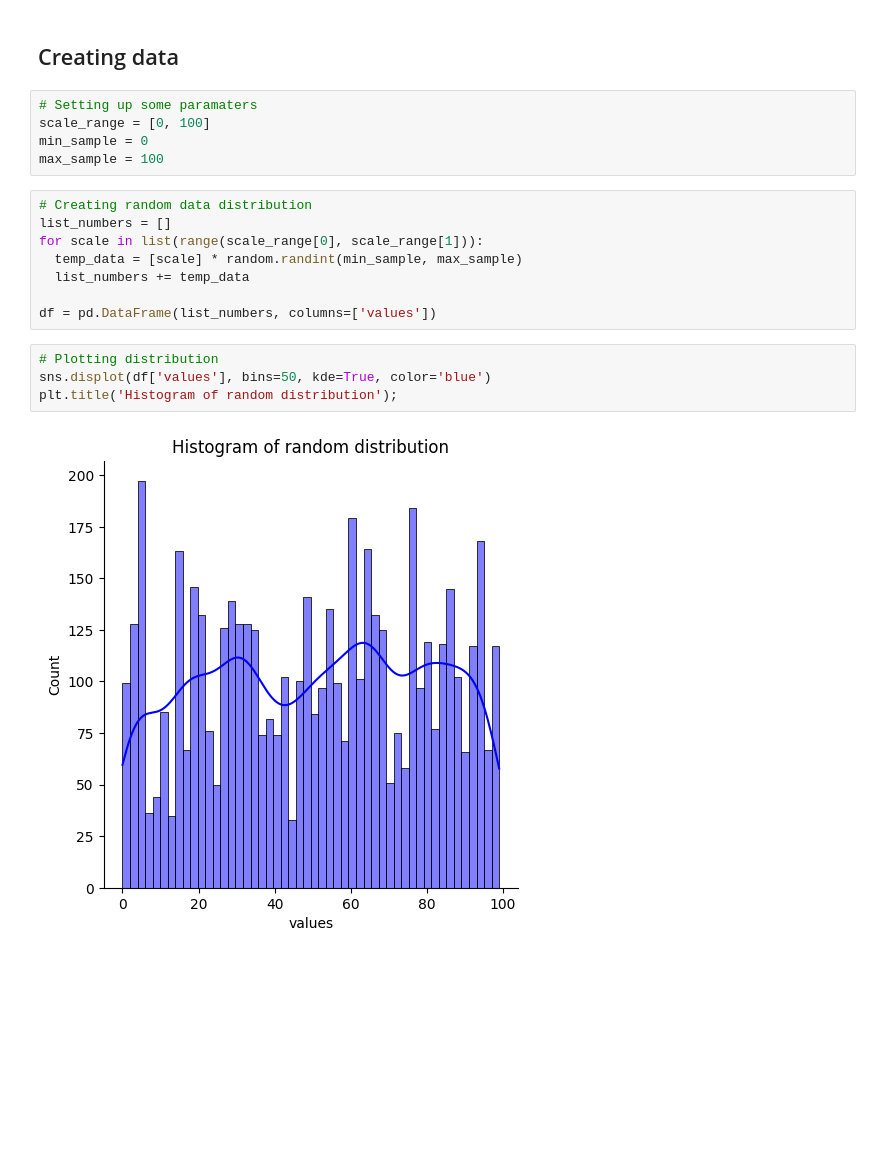
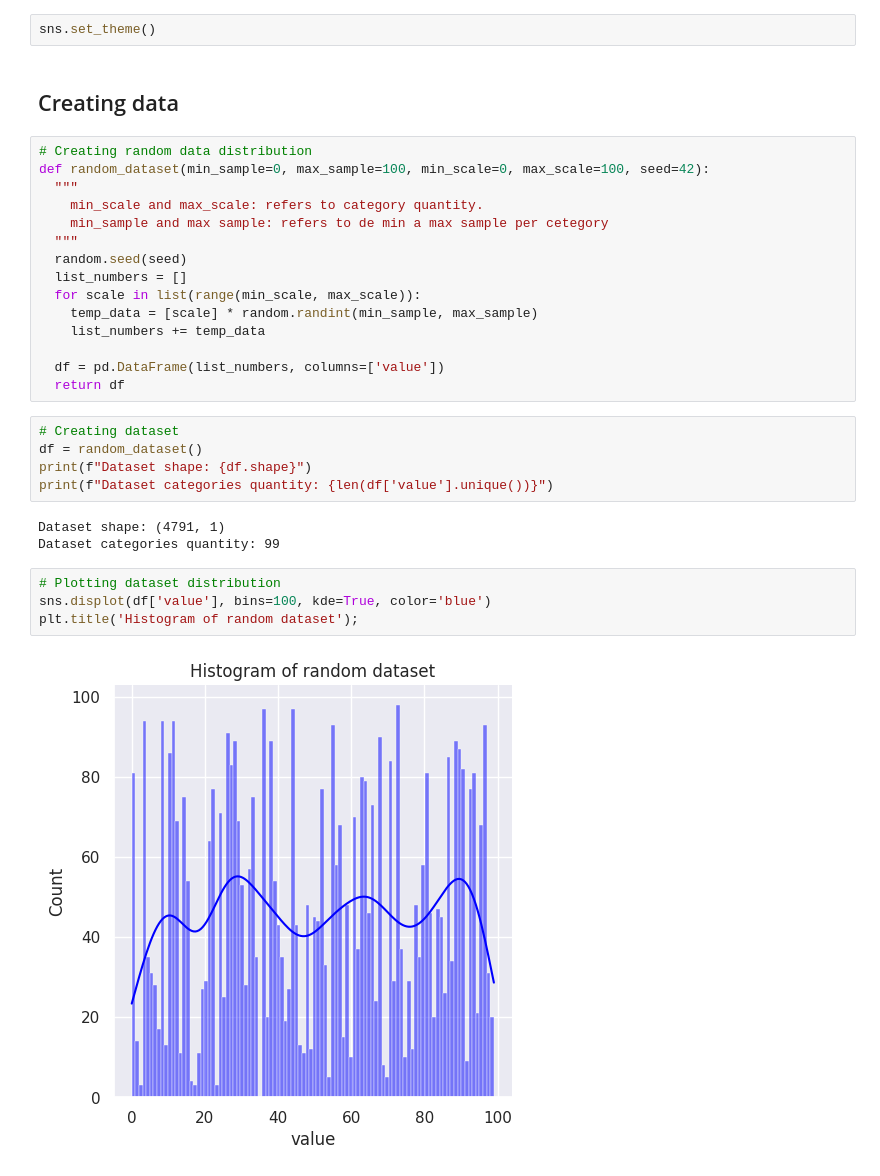
Before and after one commit to rdemarqui/studies, a Jupyter notebook: Central_limit_theorem.ipynb, the cells around one changed output. Saved outputs shown, nothing was run; the diff lists cells and outputs as text; blank space fills up the shorter version.

```diff
--- a/Central_limit_theorem.ipynb
+++ b/Central_limit_theorem.ipynb
@@ -11,21 +14,33 @@ random.seed(42)
+# %%
+sns.set_theme()
 # %% [markdown]
 ## Creating data
-# %%
-# Setting up some paramaters
-scale_range = [0, 100]
-min_sample = 0
-max_sample = 100
 # %%
 # Creating random data distribution
-list_numbers = []
-for scale in list(range(scale_range[0], scale_range[1])):
-  temp_data = [scale] * random.randint(min_sample, max_sample)
-  list_numbers += temp_data
+def random_dataset(min_sample=0, max_sample=100, min_scale=0, max_scale=100, seed=42):
+  """
+    min_scale and max_scale: refers to category quantity.
+    min_sample and max sample: refers to de min a max sample per cetegory
+  """
+  random.seed(seed)
+  list_numbers = []
+  for scale in list(range(min_scale, max_scale)):
+    temp_data = [scale] * random.randint(min_sample, max_sample)
+    list_numbers += temp_data
 
-df = pd.DataFrame(list_numbers, columns=['values'])
+  df = pd.DataFrame(list_numbers, columns=['value'])
+  return df
+# %%
+# Creating dataset
+df = random_dataset()
+print(f"Dataset shape: {df.shape}")
+print(f"Dataset categories quantity: {len(df['value'].unique())}")
+# %% [output]
+Dataset shape: (4791, 1)
+Dataset categories quantity: 99
 # %%
-# Plotting distribution
-sns.displot(df['values'], bins=50, kde=True, color='blue')
-plt.title('Histogram of random distribution');
+# Plotting dataset distribution
+sns.displot(df['value'], bins=100, kde=True, color='blue')
+plt.title('Histogram of random dataset');
 # %% [output]
-[figure, old version]
+[figure, new version]
```
Also changed, not shown: parts of 9 cells of this notebook.
